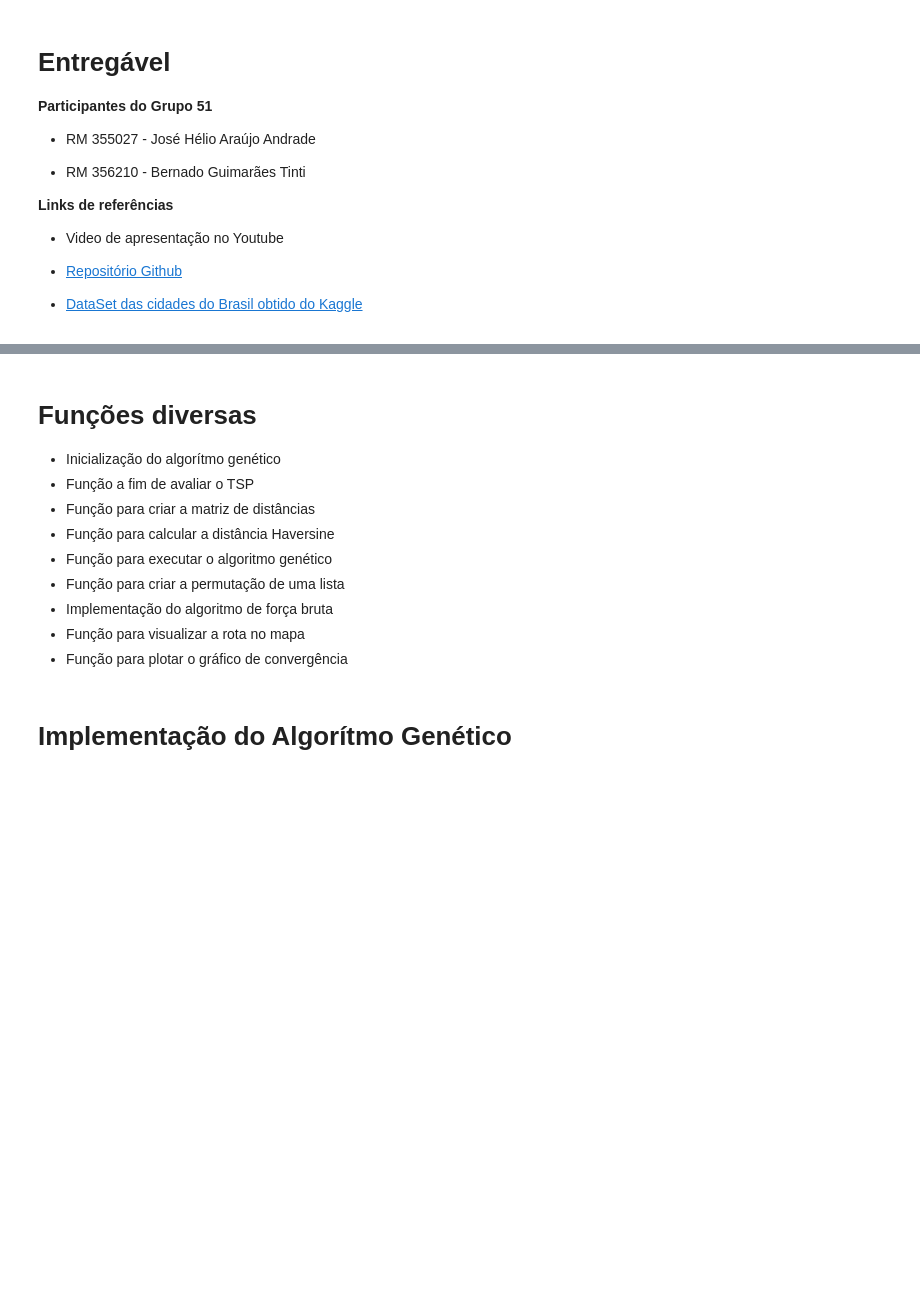
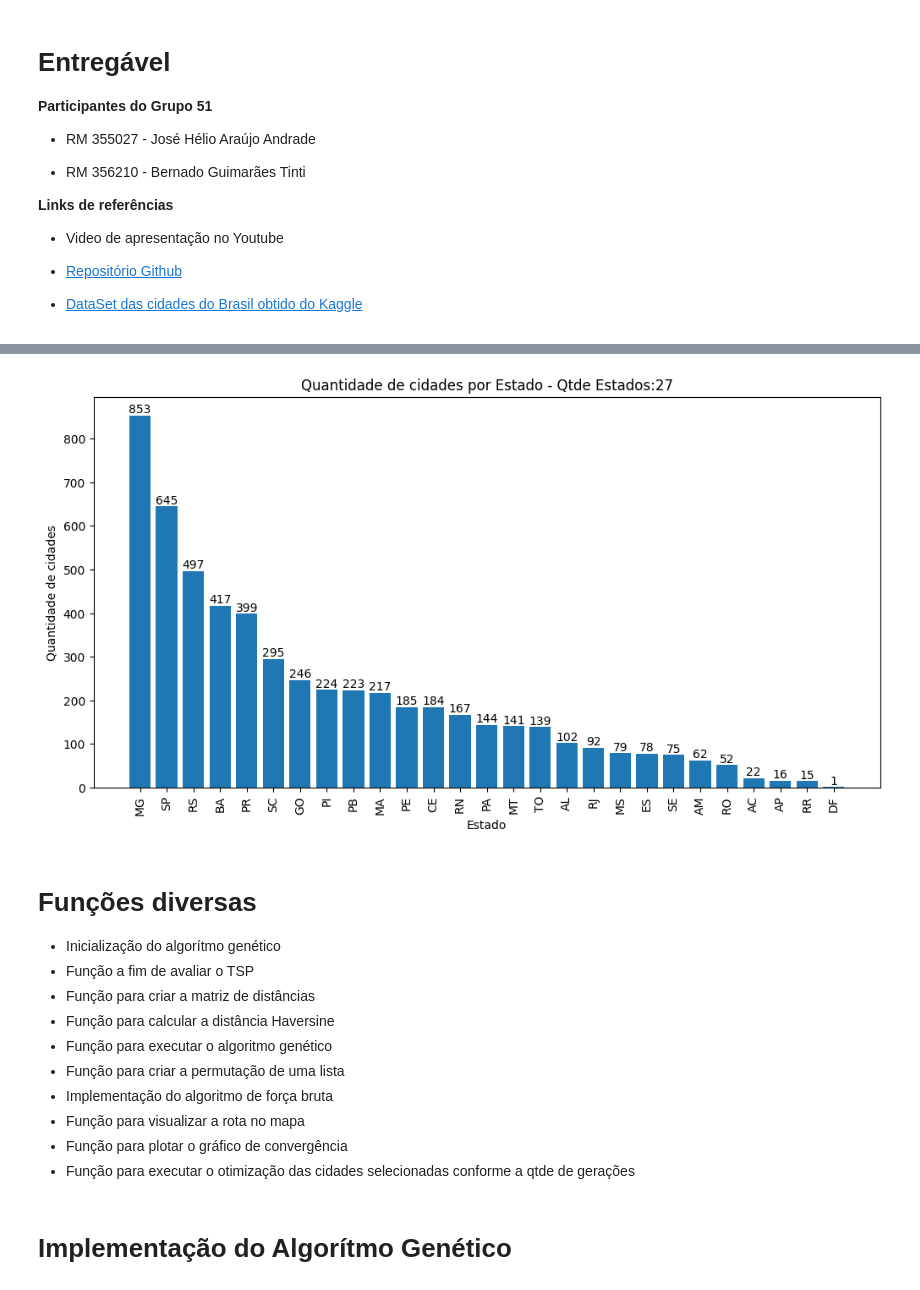
Before and after one commit to betinti/AlgoritmoGenetico-OtimizacaoDeRotas, a Jupyter notebook: Grupo51_TechChallenge_fase2.ipynb, the cells around one changed output, grey strips where cells are left out. Cells and saved outputs as stored; diff of their text form; code cells hidden in the pictures; blank space fills up the shorter version.

```diff
--- a/Grupo51_TechChallenge_fase2.ipynb
+++ b/Grupo51_TechChallenge_fase2.ipynb
@@ -83,3 +147,27 @@ df.head()
+# %%
+# Contagem de cidades por estado
+cidades_por_estado = df.groupby('Sigla')['Cidade'].count().sort_values(ascending=False)
+
+# Plotar gráfico de barras
+plt.figure(figsize=(12, 6))
+plt.bar(cidades_por_estado.index, cidades_por_estado.values)
+
+# Adicionar rótulos
+plt.xlabel('Estado')
+plt.ylabel('Quantidade de cidades')
+plt.title('Quantidade de cidades por Estado - Qtde Estados:'+ str(len(cidades_por_estado)))
+
+# Adicionar quantidade de cidades em cada barra
+for i, valor in enumerate(cidades_por_estado.values):
+    plt.text(i, valor, str(valor), ha='center', va='bottom')
+
+# Aumentar dimensão do eixo x
+plt.xticks(rotation=90)
+
+# Exibir gráfico
+plt.show()
+# %% [output]
+[figure, added]
 # %% [markdown]
 # Funções diversas
 - Inicialização do algorítmo genético
@@ -91,4 +179,5 @@ df.head()
 - Implementação do algoritmo de força bruta
 - Função para visualizar a rota no mapa
 - Função para plotar o gráfico de convergência
+- Função para executar o otimização das cidades selecionadas conforme a qtde de gerações
 # %%
```
Also changed, not shown: parts of 32 cells of this notebook.
